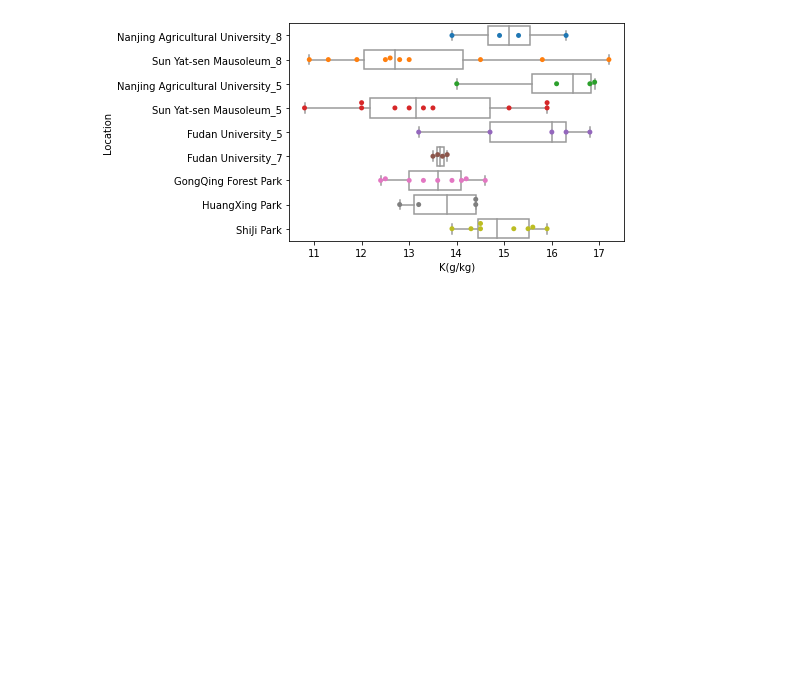
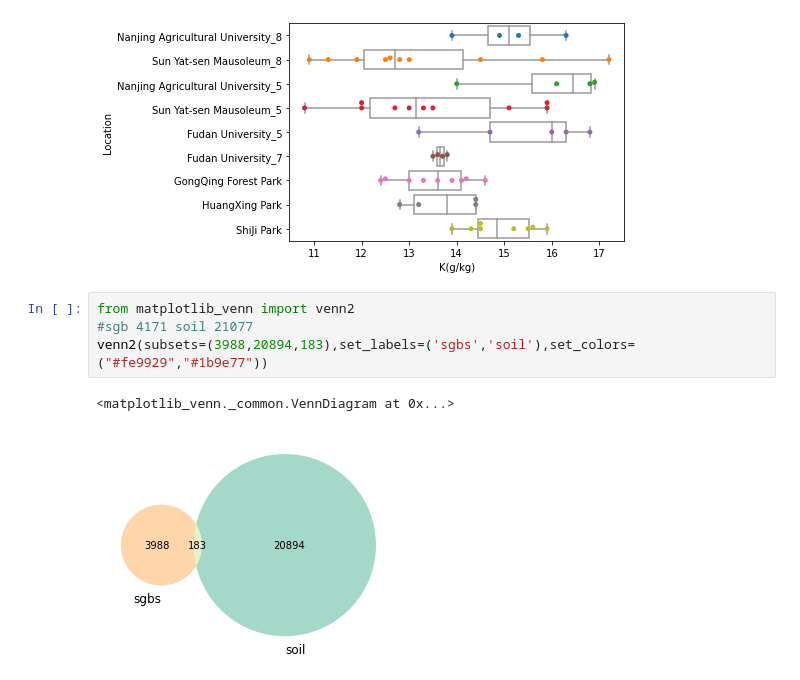
Before and after one commit to BigDataBiology/Duan2026_urban_soil, a Jupyter notebook: analysis/analysis.ipynb, the cells around one changed output. Drawn from its saved outputs; the diff is of its cells as text; blank space fills up the shorter version.

```diff
--- a/analysis/analysis.ipynb
+++ b/analysis/analysis.ipynb
@@ -1631,3 +1631,10 @@ sns.swarmplot(data=df, x="K(g/kg)", y="Location",orient='h')
 # %% [output]
 <AxesSubplot:xlabel='K(g/kg)', ylabel='Location'>
 [figure]
+# %%
+from matplotlib_venn import venn2
+#sgb 4171 soil 21077
+venn2(subsets=(3988,20894,183),set_labels=('sgbs','soil'),set_colors=("#fe9929","#1b9e77"))
+# %% [output]
+<matplotlib_venn._common.VennDiagram at 0x...>
+[figure, added]
```
Also changed, not shown: parts of 1 cell of this notebook.
